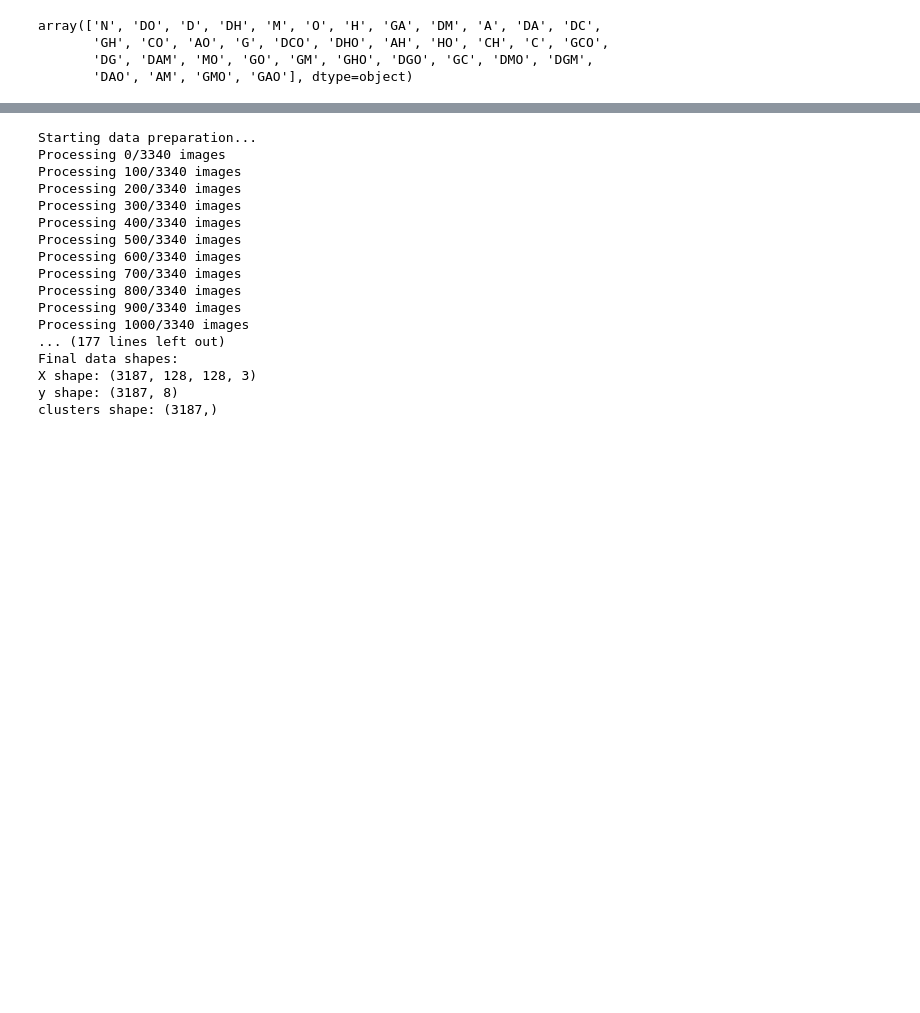
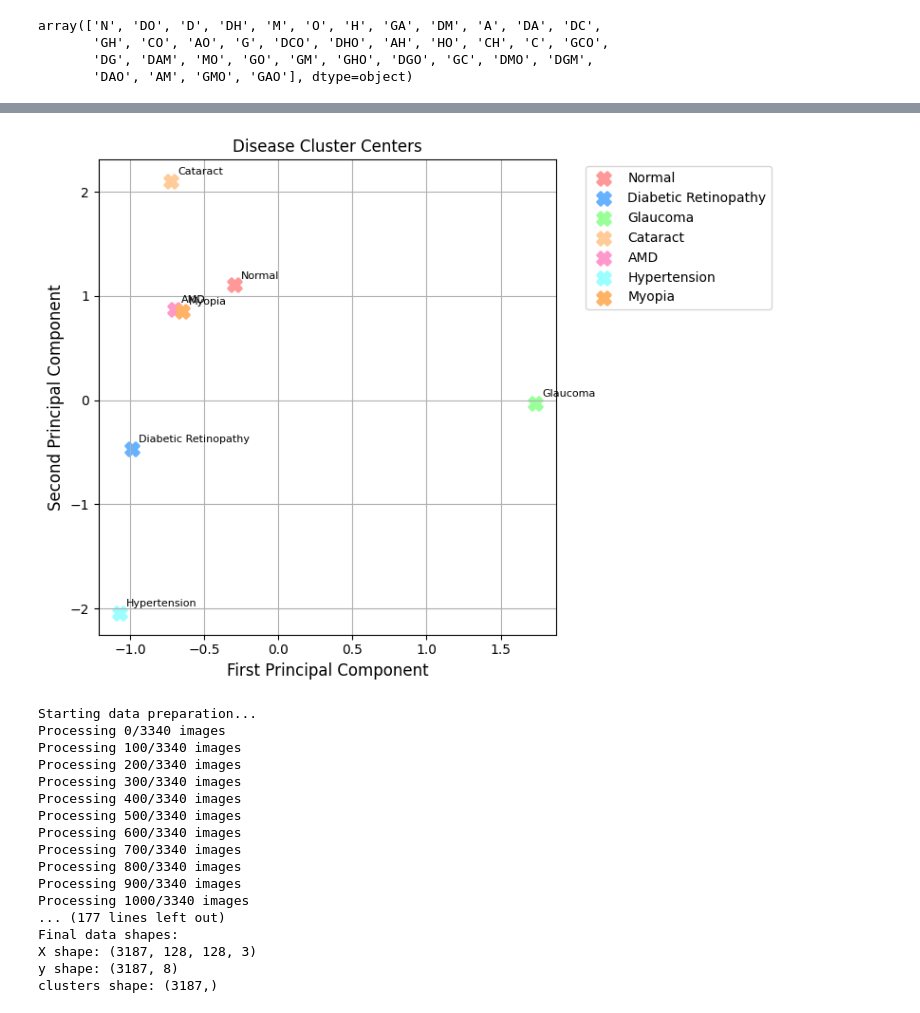
Before and after one commit to Arundhuti2000/ocular_eye_disease_detection, a Jupyter notebook: ocd.ipynb, the cells around one changed output, grey strips where cells are left out. Saved outputs shown, nothing was run; the diff lists cells and outputs as text; code cells hidden in the pictures; blank space fills up the shorter version.

```diff
--- a/ocd.ipynb
+++ b/ocd.ipynb
@@ -628 +658,33 @@ Name: count, dtype: int64
+# %%
+plt.figure(figsize=(8,6))
+
+# Define colors for each cluster
+colors = ['#FF9999', '#66B2FF', '#99FF99', '#FFCC99', '#FF99CC', '#99FFFF', '#FFB366']
+
+# Plot cluster centers with different colors
+cluster_centers_pca = pca.transform(kmeans.cluster_centers_)
+for i, (x, y) in enumerate(cluster_centers_pca):
+   plt.scatter(x, y,
+               c=colors[i],
+               marker='X',
+               s=100,
+               linewidths=2,
+               label=cluster_features[i])
+
+   # Add labels
+   plt.annotate(cluster_features[i],
+               (x, y),
+               xytext=(5, 5),
+               textcoords='offset points',
+               fontsize=8)
+
+plt.title('Disease Cluster Centers', fontsize=12)
+plt.xlabel('First Principal Component', fontsize=12)
+plt.ylabel('Second Principal Component', fontsize=12)
+plt.grid(True)
+plt.legend(bbox_to_anchor=(1.05, 1), loc='upper left')
+plt.tight_layout()
+plt.show()
+# %% [output]
+[figure, added]
 # %%
```
Also changed, not shown: parts of 7 cells of this notebook.
